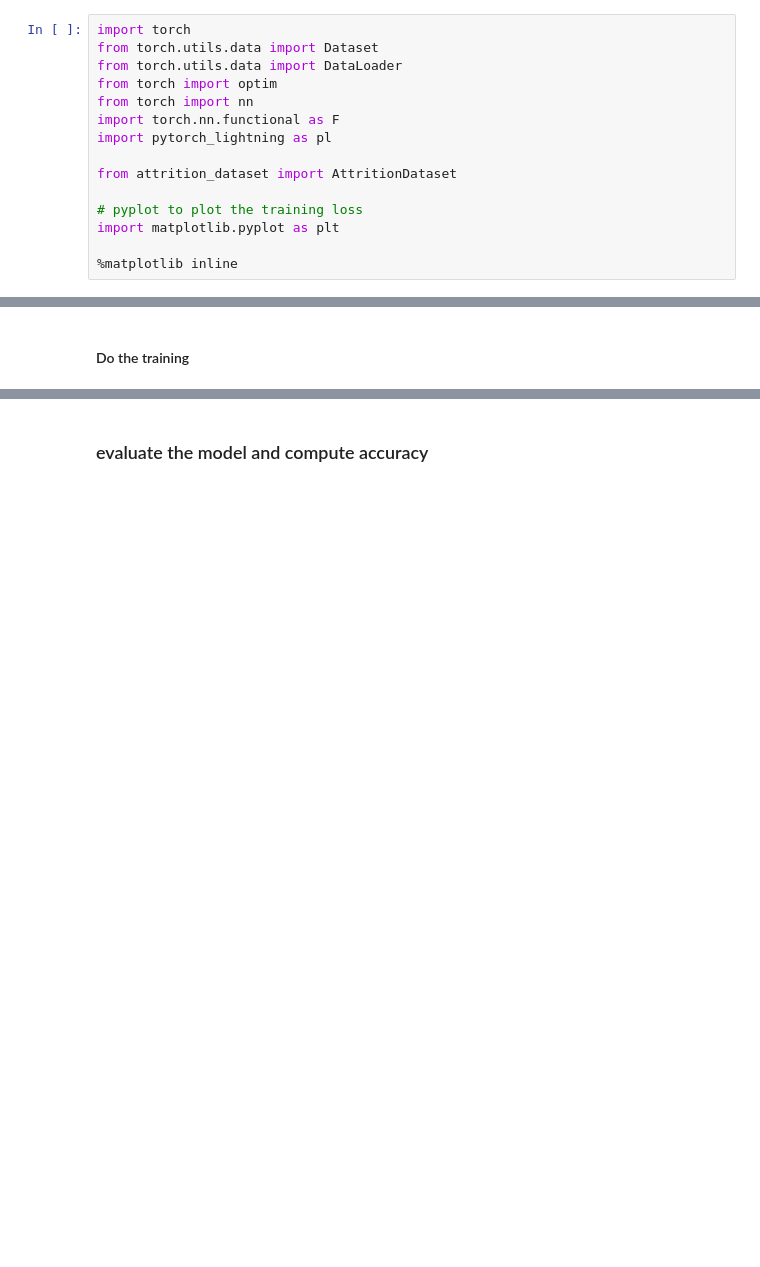
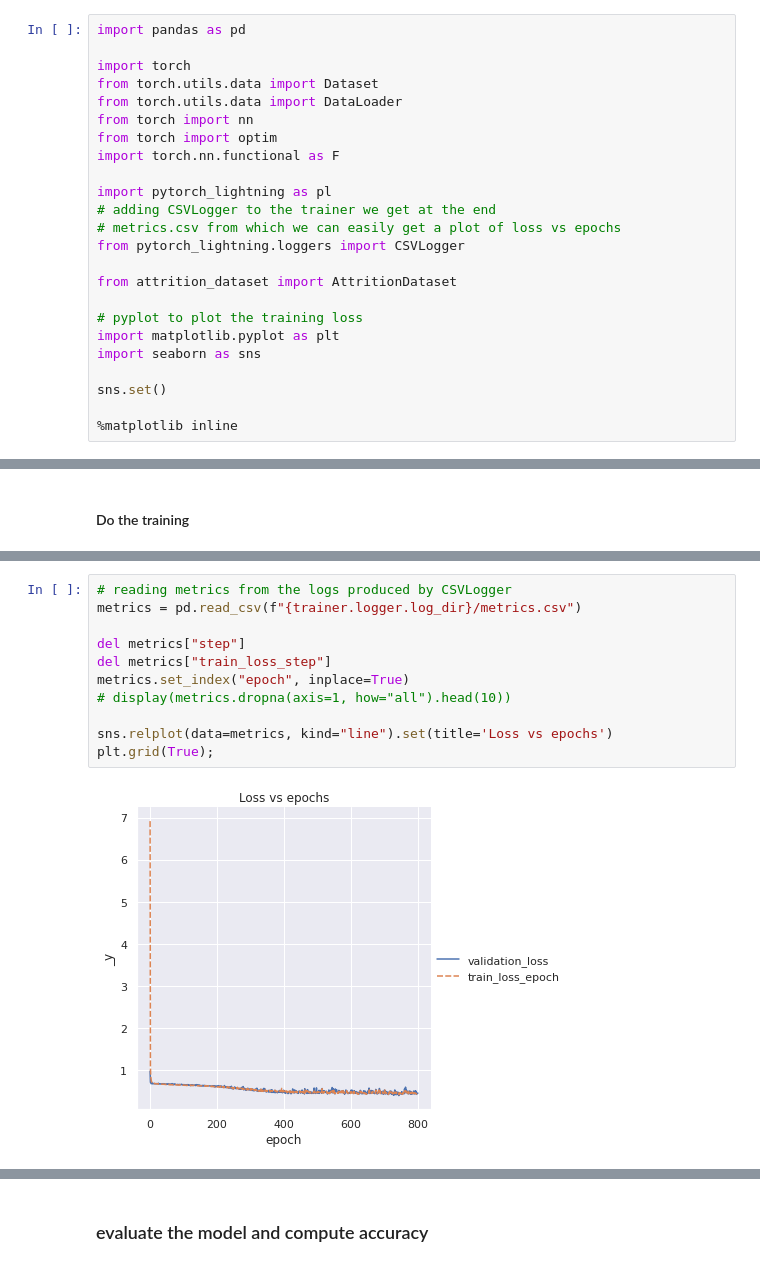
Before and after one commit to luigisaetta/pytorch-on-oci, a Jupyter notebook: ch-04/first_fc_lightning.ipynb, the cells around one changed output, grey strips where cells are left out. Saved outputs shown, nothing was run; the diff lists cells and outputs as text; blank space fills up the shorter version.

```diff
--- a/ch-04/first_fc_lightning.ipynb
+++ b/ch-04/first_fc_lightning.ipynb
@@ -11,18 +11,27 @@ Here we explore:
 
 We can see that less code is needed when using PyTorch Lightning
 # %%
+import pandas as pd
+
 import torch
 from torch.utils.data import Dataset
 from torch.utils.data import DataLoader
+from torch import nn
 from torch import optim
-from torch import nn
 import torch.nn.functional as F
+
 import pytorch_lightning as pl
+# adding CSVLogger to the trainer we get at the end
+# metrics.csv from which we can easily get a plot of loss vs epochs
+from pytorch_lightning.loggers import CSVLogger
 
 from attrition_dataset import AttritionDataset
 
 # pyplot to plot the training loss
 import matplotlib.pyplot as plt
+import seaborn as sns
+
+sns.set()
 
 %matplotlib inline
 # %%
@@ -172,3 +183,16 @@ LOCAL_RANK: 0 - CUDA_VISIBLE_DEVICES: [0]
 0         Non-trainable params
 3.1 K     Total params
 0.012     Total estimated model params size (MB)
+# %%
+# reading metrics from the logs produced by CSVLogger
+metrics = pd.read_csv(f"{trainer.logger.log_dir}/metrics.csv")
+
+del metrics["step"]
+del metrics["train_loss_step"]
+metrics.set_index("epoch", inplace=True)
+# display(metrics.dropna(axis=1, how="all").head(10))
+
+sns.relplot(data=metrics, kind="line").set(title='Loss vs epochs')
+plt.grid(True);
+# %% [output]
+[figure, added]
```
Also changed, not shown: parts of 3 cells of this notebook, 3 other files.
